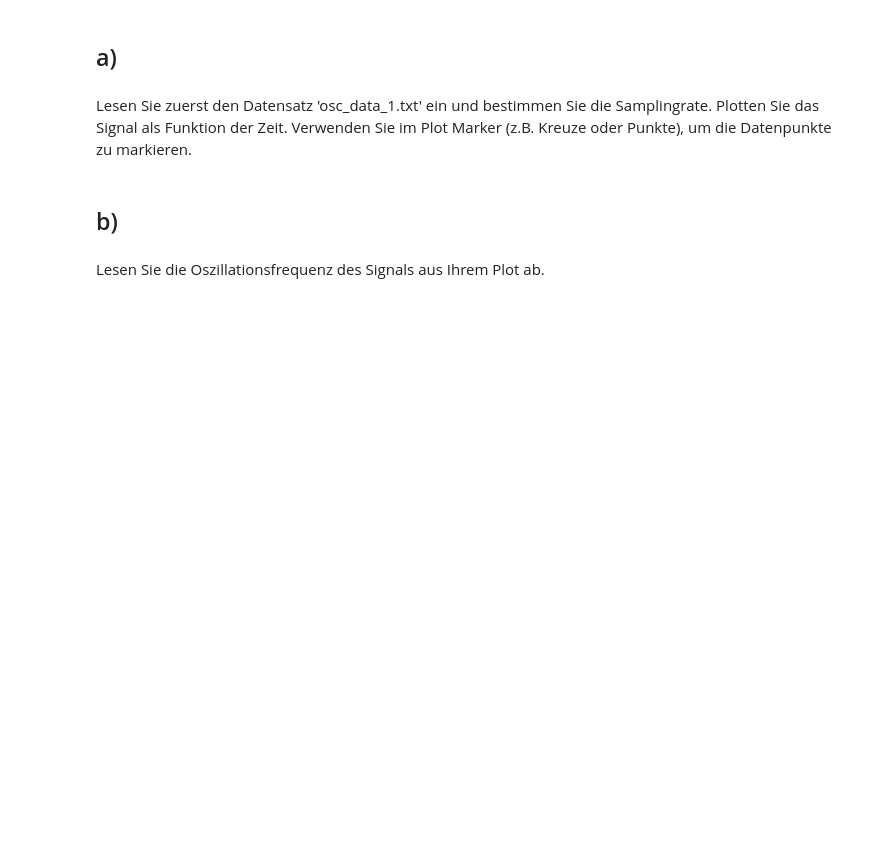
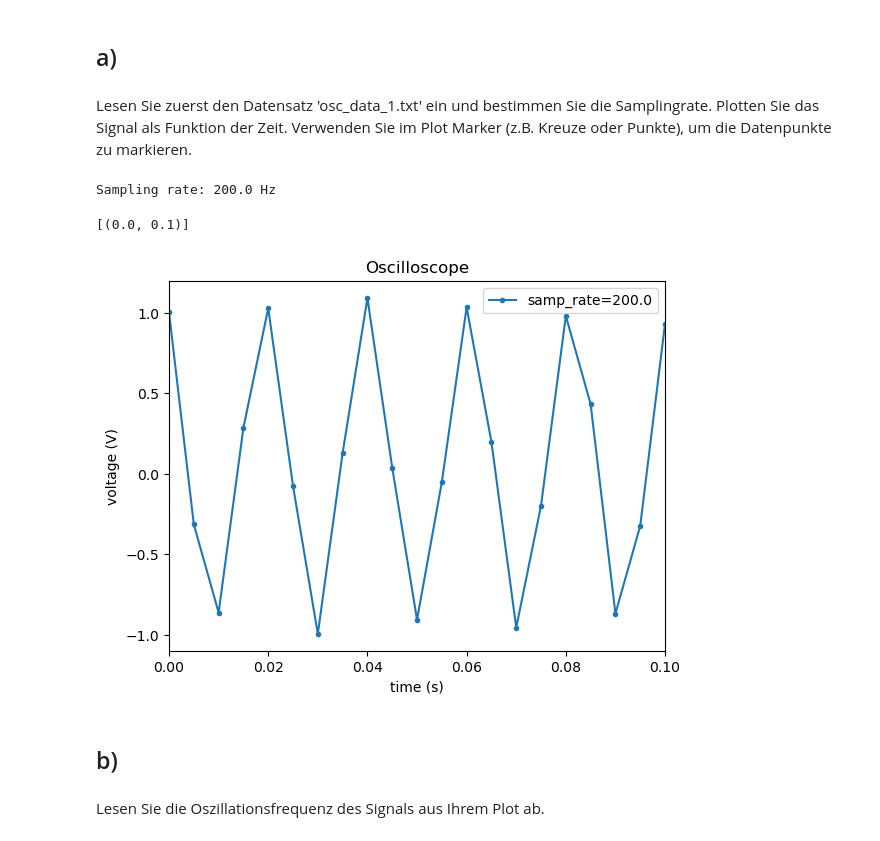
Before and after one commit to kalekdev/uni, a Jupyter notebook: semester-2/datenanalyse/exercises/Ex02/Messaufloesung.ipynb, the cells around one changed output. Cells and saved outputs as stored; diff of their text form; code cells hidden in the pictures; blank space fills up the shorter version.

```diff
--- a/semester-2/datenanalyse/exercises/Ex02/Messaufloesung.ipynb
+++ b/semester-2/datenanalyse/exercises/Ex02/Messaufloesung.ipynb
@@ -105,6 +169,29 @@ Nun schauen wir uns den Einfluss der Samplingrate, d.h. der zeitlichen Auflösun
 Lesen Sie zuerst den Datensatz 'osc_data_1.txt' ein und bestimmen Sie die Samplingrate. Plotten Sie das Signal als Funktion der Zeit. Verwenden Sie im Plot Marker (z.B. Kreuze oder Punkte), um die Datenpunkte zu markieren.
 # %%
 # Ihr Code
+def calc_res(data):
+    # Resolution = smallest difference between measurements
+    deltas = np.diff(np.sort(data))
+    return round(np.min(deltas[np.nonzero(deltas)]), 4)
+
+data = np.loadtxt("Aufgabe2/osc_data_1.txt", delimiter=',')
+samp_rate = 1/ calc_res(data[:, 0])
+print(f"Sampling rate: {samp_rate} Hz")
+
+fig, ax = plt.subplots()
+ax.plot(data[:, 0], data[:, 1], '.-', label=f"samp_rate={samp_rate}")
+
+ax.set_xlabel('time (s)')
+ax.set_ylabel('voltage (V)')
+ax.set_title("Oscilloscope")
+ax.legend()
+
+# Zoom to smaller time interval
+ax.set(xlim=(0, 0.1))
+# %% [output]
+Sampling rate: 200.0 Hz
+[(0.0, 0.1)]
+[figure, added]
 # %% [markdown]
 ## b)
 # %% [markdown]
```
Also changed, not shown: parts of 10 cells of this notebook, 1 other file.
